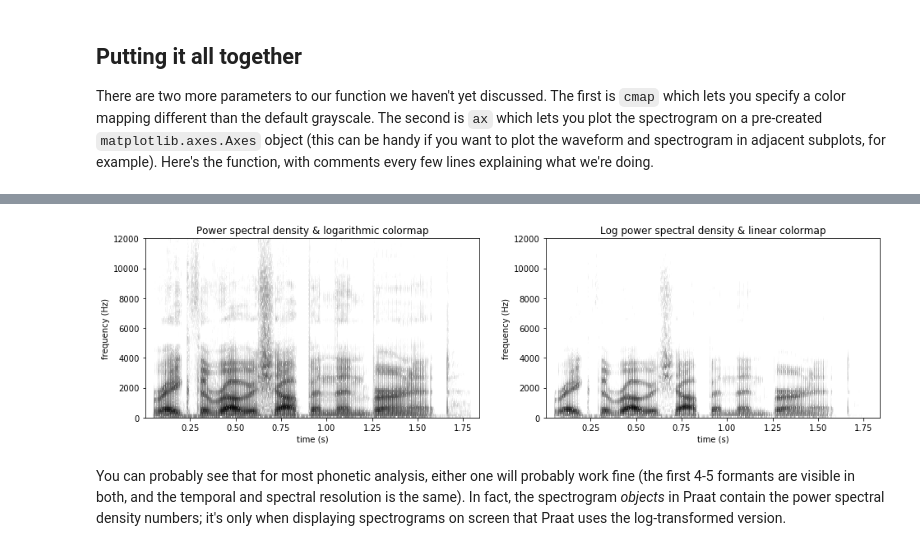
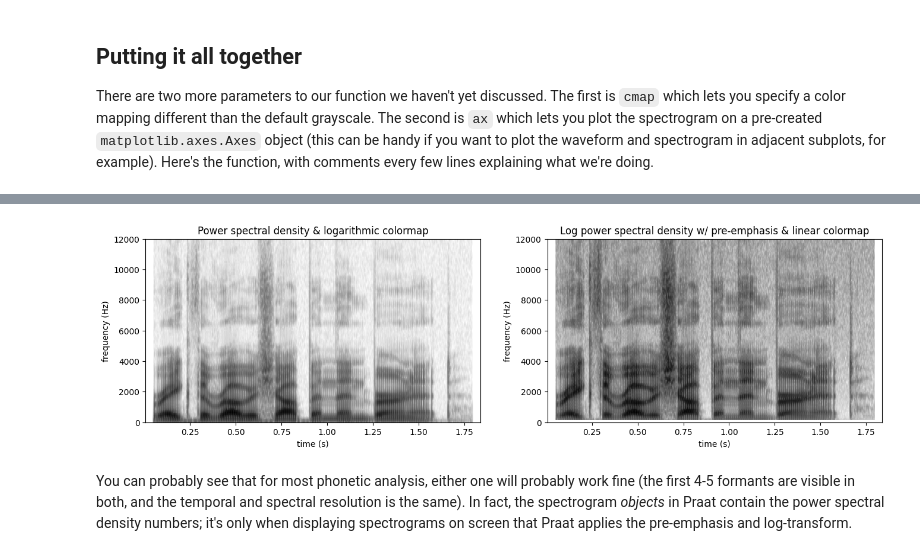
Before and after one commit to drammock/spectrogram-tutorial, a Jupyter notebook: spectrogram.ipynb, the cells around one changed output, grey strips where cells are left out. Saved outputs shown, nothing was run; the diff lists cells and outputs as text; code cells hidden in the pictures.

Commit message:
modernize, add pre-emphasis, fix terminology

```diff
--- a/spectrogram.ipynb
+++ b/spectrogram.ipynb
@@ -14,2 +6,12 @@ plt.rc('figure', figsize=(16, 4))
+# %%
+import matplotlib as mpl
+import matplotlib.pyplot as plt
+import numpy as np
+from scipy.io import wavfile
+from scipy.signal.windows import gaussian
+
+%matplotlib inline
+mpl.rcParams["figure.figsize"] = (16, 4)
+mpl.rcParams["image.cmap"] = "cividis"
 # %% [markdown]
 ## Load audio data
@@ -17,5 +19,5 @@ We'll use `scipy.io.wavfile` to read the audio data. The `read` function returns
 # %%
-sampling_frequency, wav_data = scipy.io.wavfile.read('23-09_NWM02.wav')
+sampling_frequency, wav_data = wavfile.read("23-09_NWM02.wav")
 
 def convert_wav_to_float(data):
     if data.dtype == np.uint8:
@@ -127,7 +131,5 @@ def gaussian_spectrogram(x, fs, window_dur=0.005, step_dur=None, dyn_range=120,
     return ax
 # %%
 ax = gaussian_spectrogram(wav_data, sampling_frequency)
-ax.set_ylim(0, 12000)
-ax.set_xlabel('time (s)')
-ax.set_ylabel('frequency (Hz)');
+ax.set(ylim=(0, 12000), xlabel="time (s)", ylabel="frequency (Hz)");
 # %% [output]
@@ -145,46 +159,56 @@ where `p_ref` is 20 μPa (the standard reference pressure for sound in air).  In
 # %%
-def praat_spectrogram(x, fs, window_dur=0.005, dyn_range=120, ax=None):
+def praat_spectrogram(x, fs, window_dur=0.005, dyn_range=70, ax=None):
     # this function is less flexible than the other (to make it shorter,
     # since it's just for demo purposes).
-    from scipy.signal import spectrogram, gaussian
-    from matplotlib.cm import get_cmap
+    from matplotlib import colormaps
+    from scipy.signal import spectrogram
+    from scipy.signal.windows import gaussian
 
     step_dur = window_dur / np.sqrt(np.pi) / 8.
-    window_nsamp = int(window_dur * fs * 2)
-    step_nsamp = int(step_dur * fs)
+    step_nsamp = int(round(step_dur * fs))
+    window_nsamp = int(round(window_dur * fs * 2))
     window_sigma = (window_nsamp + 1) / 6
-    window = gaussian(window_nsamp, window_sigma)
+    window = gaussian(window_nsamp, window_sigma, sym=False)
     noverlap = window_nsamp - step_nsamp
-    freqs, times, power = spectrogram(x, detrend=False, mode='psd', fs=fs,
-                                      scaling='density', noverlap=noverlap,
-                                      window=window, nperseg=window_nsamp)
-    p_ref = 2e-5
-    log_psd = 10 * np.log10(power / (p_ref ** 2))  # key difference
+    freqs, times, power = spectrogram(
+        x, fs=fs, window=window, noverlap=noverlap, detrend=False
+    )
+    # ↓↓↓↓↓↓ key difference ↓↓↓↓↓↓
+    p_ref = 2e-5  # 20 μPa
+    with np.errstate(divide="ignore"):  # ignore divide-by-zero warning
+        log_psd = 10 * np.log10(power / (p_ref ** 2))
+        pre_emphasis = 20 * np.log10(freqs[:, np.newaxis])
+    # ↑↑↑↑↑↑ key difference ↑↑↑↑↑↑
     dB_max = log_psd.max()
-    vmin = p_ref * 10 ** ((dB_max - dyn_range) / 10)
-    cmap = get_cmap('Greys')
+    vmin = 10 ** ((dB_max - dyn_range) / 10) * (p_ref ** 2)
+    vmax = None
+    cmap = colormaps.get_cmap("Greys")
     if ax is None:
         fig, ax = plt.subplots()
     extent = (times.min(), times.max(), freqs.min(), freqs.max())
-    # next line: pass `log_psd` instead of `power`; no `LogNorm`
-    ax.imshow(log_psd, origin='lower', aspect='auto', cmap=cmap,
-              extent=extent, vmin=vmin, vmax=None)
+    # here we pass `pre_emphasis + log_psd` instead of `power`, and don't use `LogNorm`
+    ax.imshow(pre_emphasis + log_psd, origin="lower", aspect="auto", cmap=cmap,
+              extent=extent, vmin=vmin, vmax=vmax)
     return ax
 
 
 fig, axs = plt.subplots(1, 2)
 ax = gaussian_spectrogram(wav_data, sampling_frequency, ax=axs[0])
-ax.set_ylim(0, 12000)
-ax.set_xlabel('time (s)')
-ax.set_ylabel('frequency (Hz)')
-ax.set_title('Power spectral density & logarithmic colormap')
+ax.set(
+    ylim=(0, 12000),
+    xlabel="time (s)",
+    ylabel="frequency (Hz)",
+    title="Power spectral density & logarithmic colormap"
+)
 
 ax = praat_spectrogram(wav_data, sampling_frequency, ax=axs[1])
-ax.set_ylim(0, 12000)
-ax.set_xlabel('time (s)')
-ax.set_ylabel('frequency (Hz)')
-ax.set_title('Log power spectral density & linear colormap');
+ax.set(
+    ylim=(0, 12000),
+    xlabel="time (s)",
+    ylabel="frequency (Hz)",
+    title="Log power spectral density w/ pre-emphasis & linear colormap"
+);
 # %% [output]
-[figure, old version]
+[figure, new version]
 # %% [markdown]
-You can probably see that for most phonetic analysis, either one will probably work fine (the first 4-5 formants are visible in both, and the temporal and spectral resolution is the same).  In fact, the spectrogram *objects* in Praat contain the power spectral density numbers; it's only when displaying spectrograms on screen that Praat uses the log-transformed version.
+You can probably see that for most phonetic analysis, either one will probably work fine (the first 4-5 formants are visible in both, and the temporal and spectral resolution is the same).  In fact, the spectrogram *objects* in Praat contain the power spectral density numbers; it's only when displaying spectrograms on screen that Praat applies the pre-emphasis and log-transform.
```
Also changed, not shown: parts of 9 cells of this notebook.
